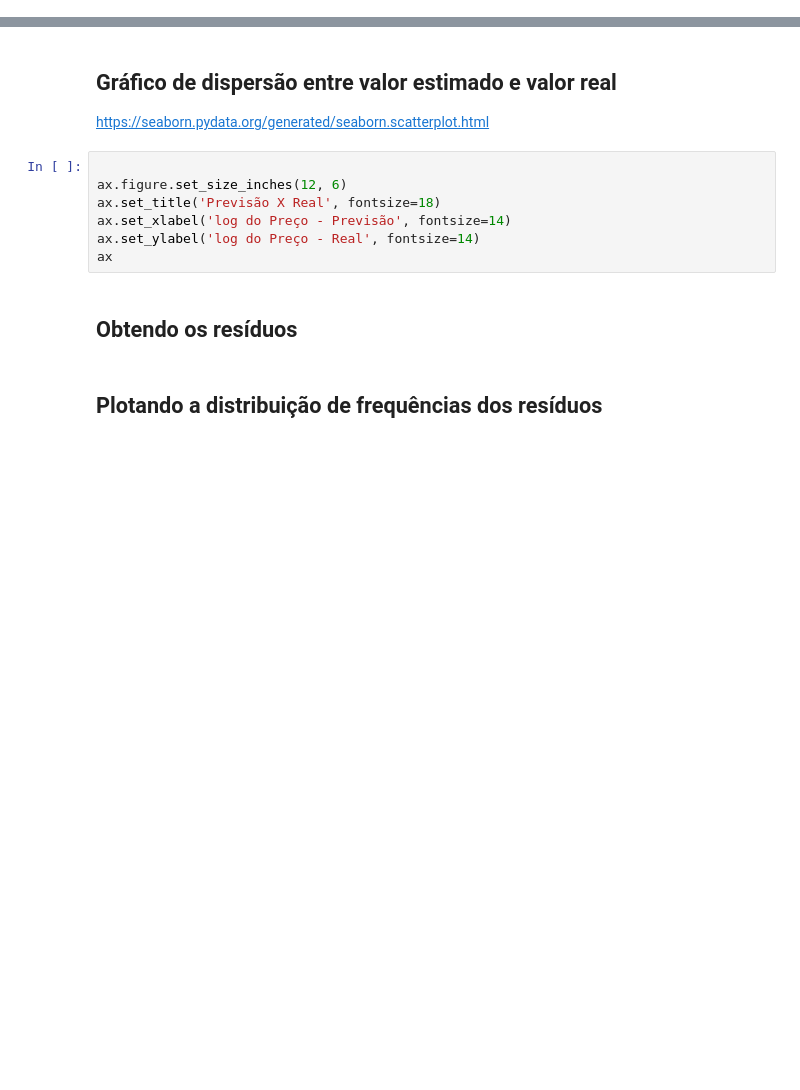
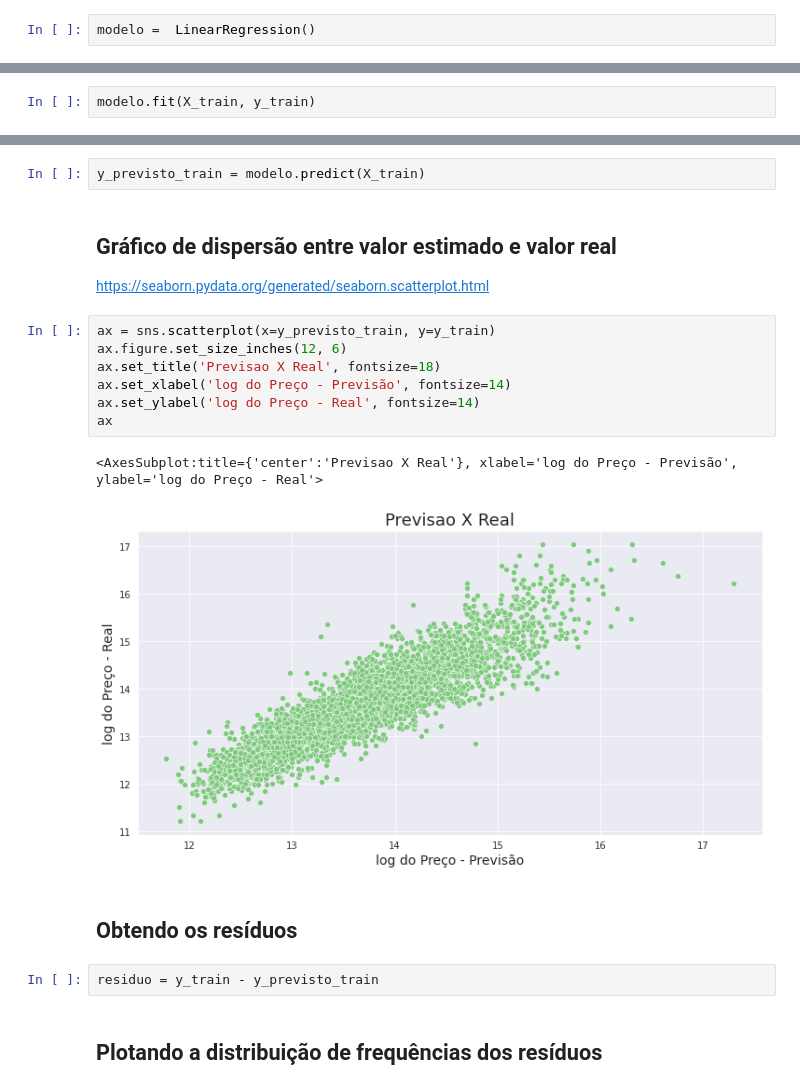
Before and after one commit to wiliands/estatistica_python, a Jupyter notebook: 07 - Regressao_Linear_II/Regressao_Linear_II.ipynb, the cells around one changed output, grey strips where cells are left out. Drawn from its saved outputs; the diff is of its cells as text; blank space fills up the shorter version.

Commit message:
Conclusão do Curso Regressão Linear II

```diff
--- a/07 - Regressao_Linear_II/Regressao_Linear_II.ipynb
+++ b/07 - Regressao_Linear_II/Regressao_Linear_II.ipynb
@@ -369,6 +372,10 @@ https://scikit-learn.org/stable/modules/classes.html#regression-metrics
 # %% [markdown]
 ## Instanciando a classe *LinearRegression()*
+# %%
+modelo =  LinearRegression()
 # %% [markdown]
 ## Utilizando o método *fit()* do objeto "modelo" para estimar nosso modelo linear utilizando os dados de TREINO (y_train e X_train)
 
 https://scikit-learn.org/stable/modules/generated/sklearn.linear_model.LinearRegression.html#sklearn.linear_model.LinearRegression.fit
+# %%
+modelo.fit(X_train, y_train)
@@ -443,19 +509,26 @@ https://docs.scipy.org/doc/numpy/reference/generated/numpy.append.html?#numpy.ap
 <hr style='border: 2px solid red;'>
 # %% [markdown]
 ## Gerando as previsões do modelo para os dados de TREINO
+# %%
+y_previsto_train = modelo.predict(X_train)
 # %% [markdown]
 ## Gráfico de dispersão entre valor estimado e valor real
 
 https://seaborn.pydata.org/generated/seaborn.scatterplot.html
 # %%
-
+ax = sns.scatterplot(x=y_previsto_train, y=y_train)
 ax.figure.set_size_inches(12, 6)
-ax.set_title('Previsão X Real', fontsize=18)
+ax.set_title('Previsao X Real', fontsize=18)
 ax.set_xlabel('log do Preço - Previsão', fontsize=14)
 ax.set_ylabel('log do Preço - Real', fontsize=14)
 ax
+# %% [output]
+<AxesSubplot:title={'center':'Previsao X Real'}, xlabel='log do Preço - Previsão', ylabel='log do Preço - Real'>
+[figure, added]
 # %% [markdown]
 ## Obtendo os resíduos
+# %%
+residuo = y_train - y_previsto_train
 # %% [markdown]
 ## Plotando a distribuição de frequências dos resíduos
 # %%
```
Also changed, not shown: parts of 18 cells of this notebook.
